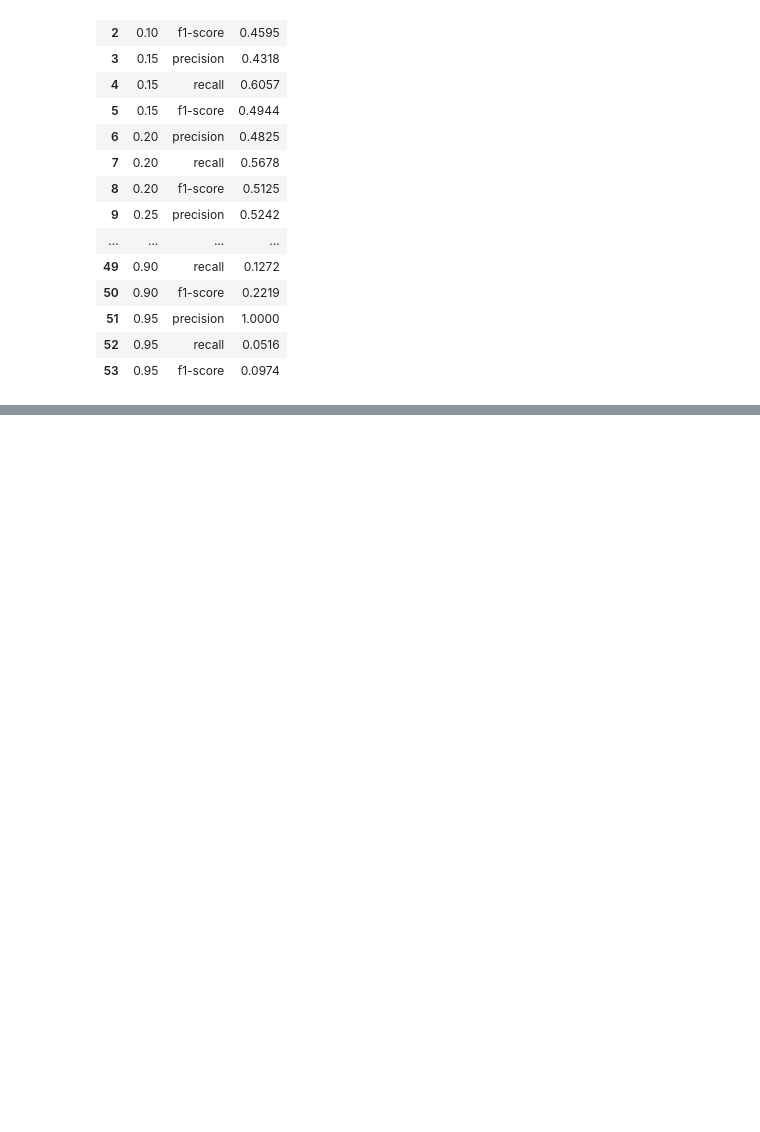
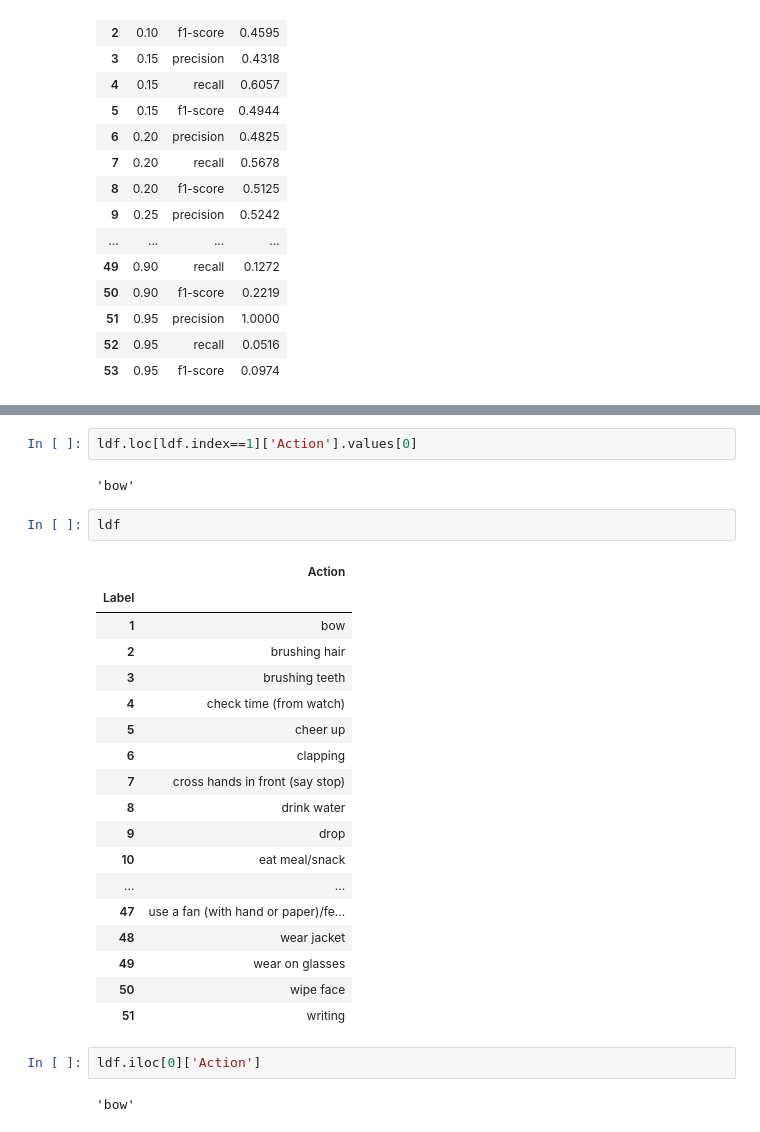
Before and after one commit to NoName115/Diploma-thesis, a Jupyter notebook: notebooks/graph-generator.ipynb, the cells around one changed output, grey strips where cells are left out. Saved outputs shown, nothing was run; the diff lists cells and outputs as text; blank space fills up the shorter version.

```diff
--- a/notebooks/graph-generator.ipynb
+++ b/notebooks/graph-generator.ipynb
@@ -290,0 +360,29 @@ chart
+# %%
+ldf.loc[ldf.index==1]['Action'].values[0]
+# %% [output]
+'bow'
+# %%
+ldf
+# %% [output]
+|  | Action |
+| Label |  |
+| 1 | bow |
+| 2 | brushing hair |
+| 3 | brushing teeth |
+| 4 | check time (from watch) |
+| 5 | cheer up |
+| 6 | clapping |
+| 7 | cross hands in front (say stop) |
+| 8 | drink water |
+| 9 | drop |
+| 10 | eat meal/snack |
+| ... | ... |
+| 47 | use a fan (with hand or paper)/fe... |
+| 48 | wear jacket |
+| 49 | wear on glasses |
+| 50 | wipe face |
+| 51 | writing |
+# %%
+ldf.iloc[0]['Action']
+# %% [output]
+'bow'
```
Also changed, not shown: parts of 5 cells of this notebook, 3 other files.
